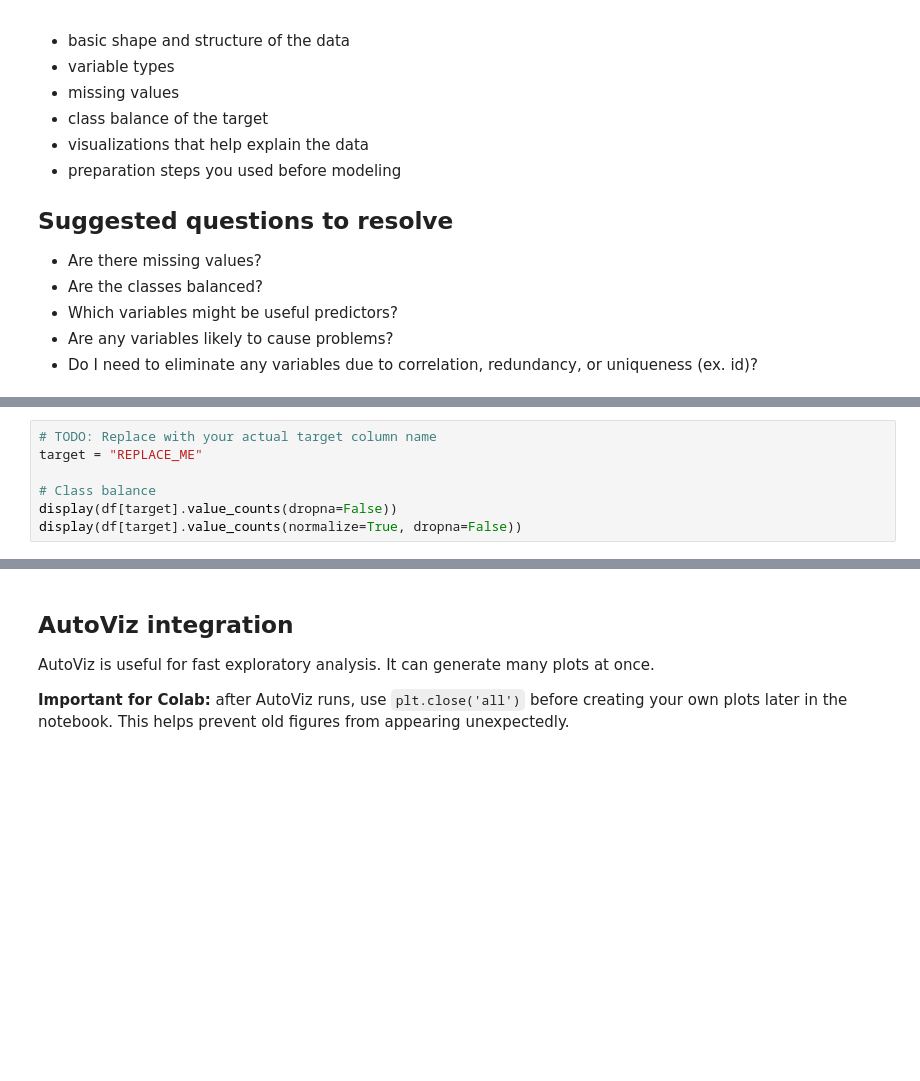
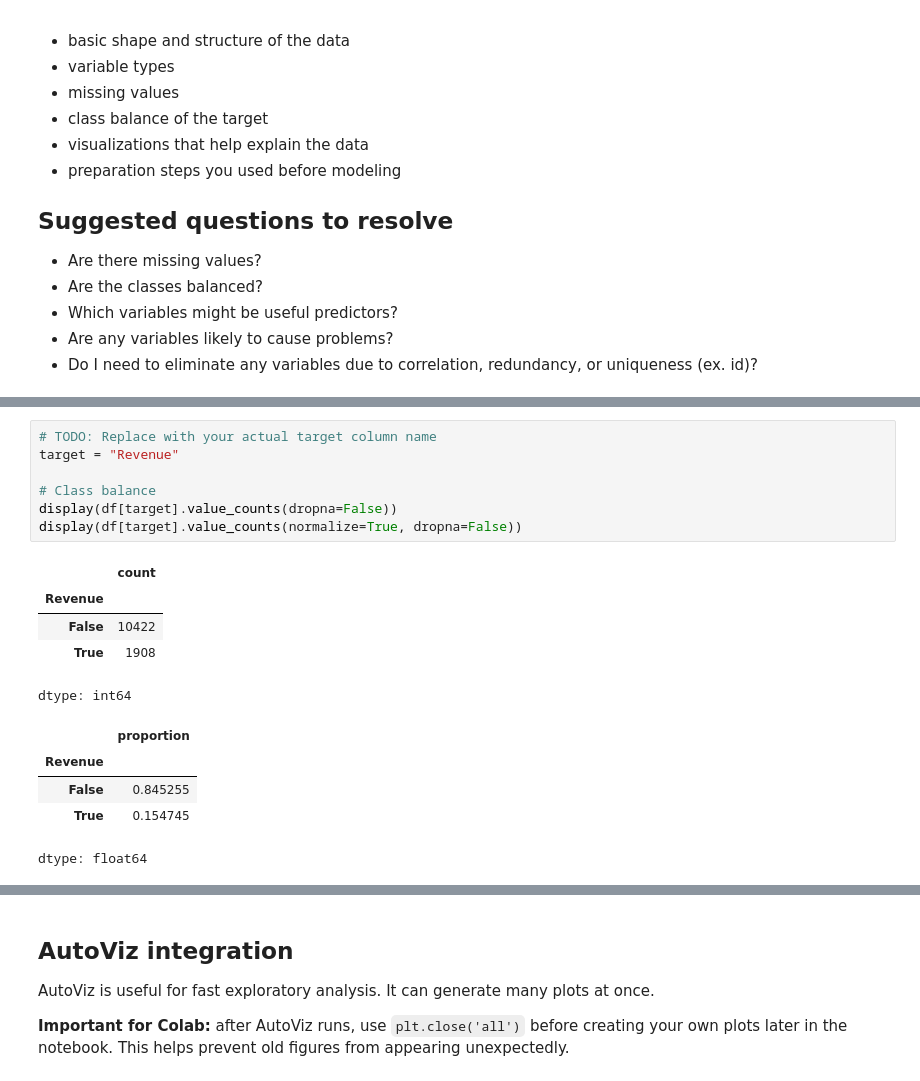
Before and after one commit to arosales23/CIS-3902-AI-ML-ARA-OnlinePurchasingIntent, a Jupyter notebook: DataMining_Project_Online_Shopping_Intent_Spring_2026.ipynb, the cells around one changed output, grey strips where cells are left out. Drawn from its saved outputs; the diff is of its cells as text; blank space fills up the shorter version.

```diff
--- a/DataMining_Project_Online_Shopping_Intent_Spring_2026.ipynb
+++ b/DataMining_Project_Online_Shopping_Intent_Spring_2026.ipynb
@@ -145,7 +191,18 @@ display(missing_summary)
 # %%
 # TODO: Replace with your actual target column name
-target = "REPLACE_ME"
+target = "Revenue"
 
 # Class balance
 display(df[target].value_counts(dropna=False))
 display(df[target].value_counts(normalize=True, dropna=False))
+# %% [output]
+|  | count |
+| Revenue |  |
+| False | 10422 |
+| True | 1908 |
+dtype: int64
+|  | proportion |
+| Revenue |  |
+| False | 0.845255 |
+| True | 0.154745 |
+dtype: float64
```
Also changed, not shown: parts of 9 cells of this notebook.
